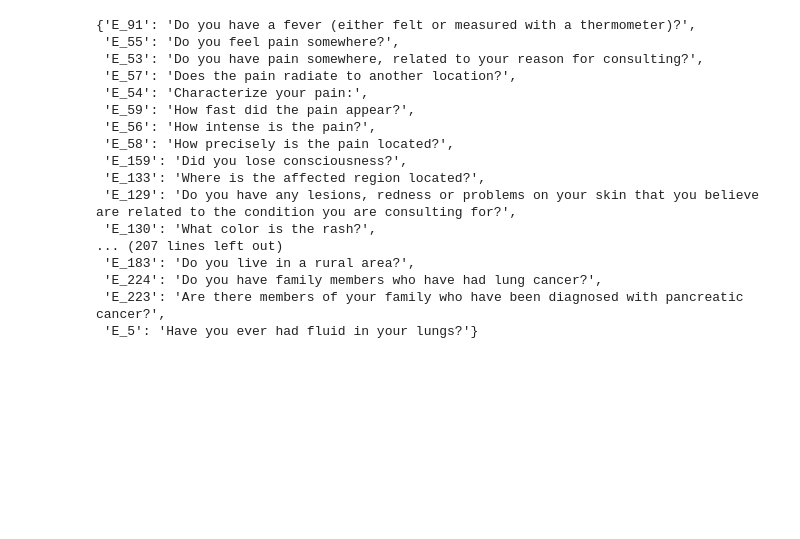
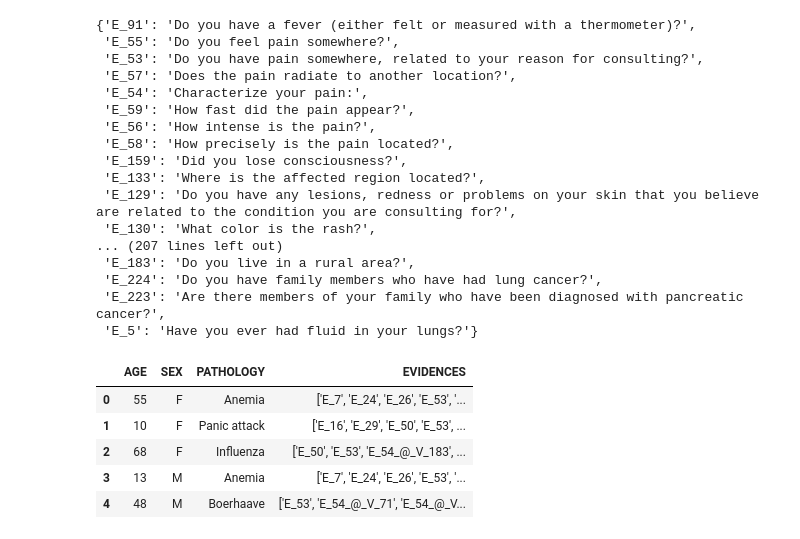
Before and after one commit to antil-samarth/Disease-prediction, a Jupyter notebook: head.ipynb, the cells around one changed output. Cells and saved outputs as stored; diff of their text form; code cells hidden in the pictures; blank space fills up the shorter version.

```diff
--- a/head.ipynb
+++ b/head.ipynb
@@ -134,0 +142,9 @@ symptom_questions_dict
+# %%
+df.head()
+# %% [output]
+|  | AGE | SEX | PATHOLOGY | EVIDENCES |
+| 0 | 55 | F | Anemia | ['E_7', 'E_24', 'E_26', 'E_53', '... |
+| 1 | 10 | F | Panic attack | ['E_16', 'E_29', 'E_50', 'E_53', ... |
+| 2 | 68 | F | Influenza | ['E_50', 'E_53', 'E_54_@_V_183', ... |
+| 3 | 13 | M | Anemia | ['E_7', 'E_24', 'E_26', 'E_53', '... |
+| 4 | 48 | M | Boerhaave | ['E_53', 'E_54_@_V_71', 'E_54_@_V... |
```
Also changed, not shown: parts of 12 cells of this notebook, 1 other file.
